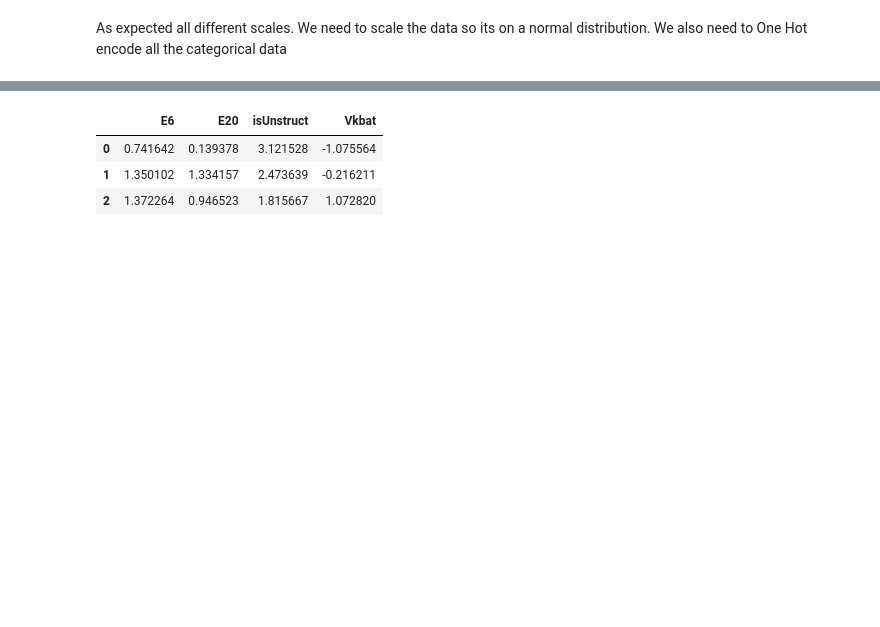
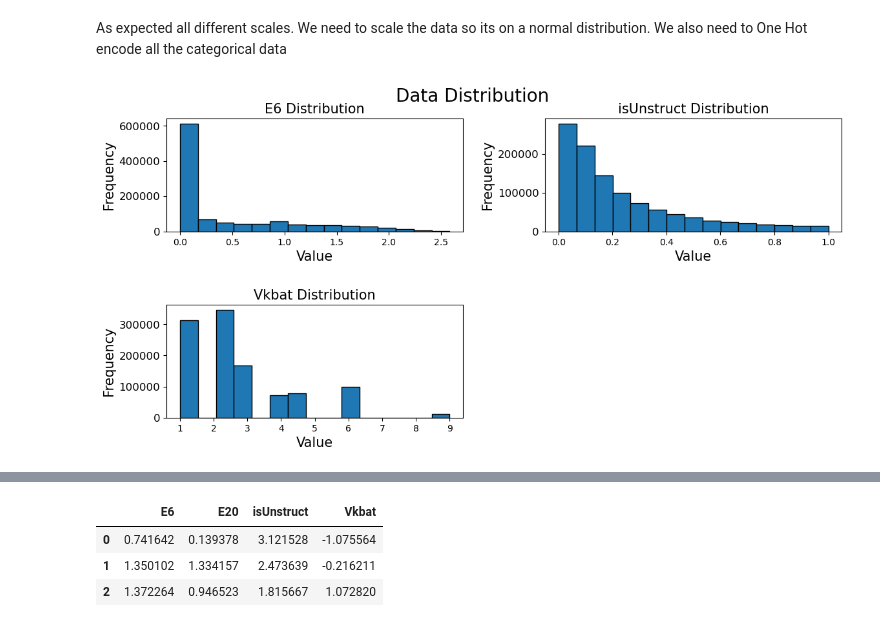
Before and after one commit to cristopher-d-delgado/research-LustigGroup-SJSU, a Jupyter notebook: modeling.ipynb, the cells around one changed output, grey strips where cells are left out. Saved outputs shown, nothing was run; the diff lists cells and outputs as text; code cells hidden in the pictures; blank space fills up the shorter version.

```diff
--- a/modeling.ipynb
+++ b/modeling.ipynb
@@ -233,3 +243,34 @@ data2.describe()
 | max | 2.581541e+00 | 4.207811e+00 | 1.505000e+03 | 1.000000e+00 | 9.000000e+00 | 1.174000e+03 | 1.000000e+00 | 1.000000e+00 | 1.000000e+00 | 1.000000e+00 | ... |
 # %% [markdown]
 As expected all different scales. We need to scale the data so its on a normal distribution. We also need to One Hot encode all the categorical data
+# %%
+# Seperate features from target
+data_quantitative = data2[["E6", 'E20', "isUnstruct", "Vkbat"]]
+data_quantitative2 = data2[["E6", 'isUnstruct', 'Vkbat']]
+
+# View data distribution
+fig, axes = plt.subplots(nrows=2, ncols=2, figsize=(12, 6))
+
+# Flatten axes array to iterate over it
+axes = axes.flatten()
+
+# PLot histograms for each column and check for empty plots
+for i, col in enumerate(data_quantitative2.columns):
+    ax = axes[i]
+    data_quantitative2[col].plot(kind='hist', bins=15, edgecolor='black', ax=ax)
+    ax.set_title(f"{col} Distribution", fontsize=15)
+    ax.set_xlabel('Value', fontsize=15)
+    ax.set_ylabel('Frequency', fontsize=15)
+    ax.tick_params(axis='y', labelsize=12) # Adjust y-axis font size
+
+# Hide remaining empty subplots
+for j in range(len(data_quantitative2.columns), len(axes)):
+    axes[j].set_visible(False)
+
+# Add titles and padding
+plt.suptitle('Data Distribution', fontsize=20)
+plt.tight_layout(pad=2.0)
+plt.subplots_adjust(top=0.9)
+plt.show()
+# %% [output]
+[figure, added]
```
Also changed, not shown: parts of 12 cells of this notebook.
